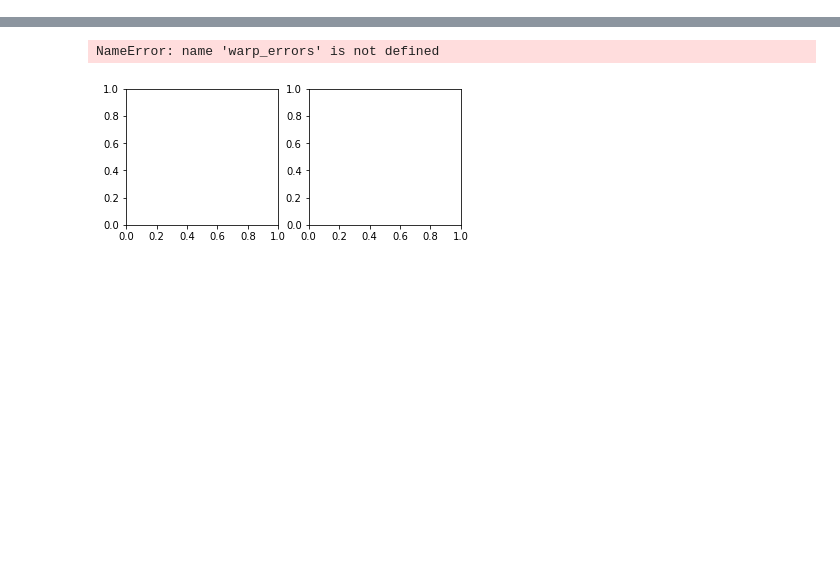
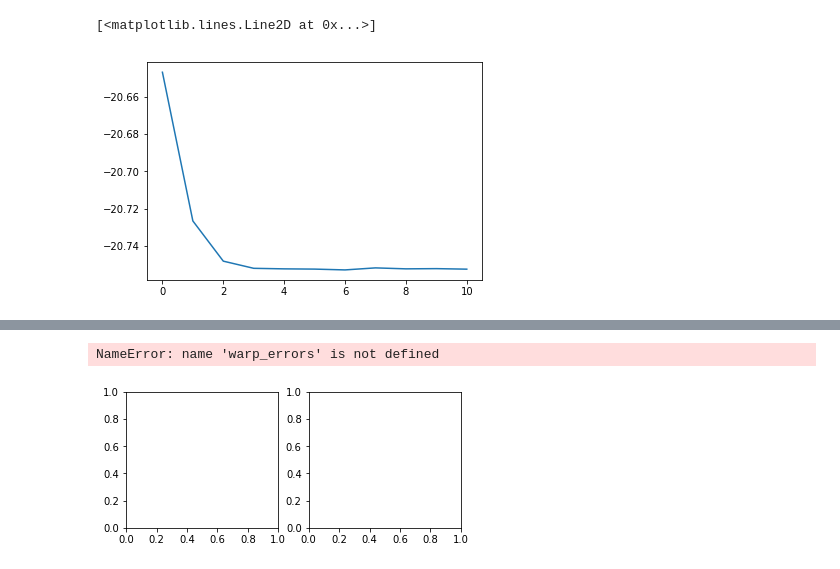
Before and after one commit to ahwillia/affinewarp, a Jupyter notebook: examples/synthetic - poisson.ipynb, the cells around one changed output, grey strips where cells are left out. Cells and saved outputs as stored; diff of their text form; code cells hidden in the pictures; blank space fills up the shorter version.

```diff
--- a/examples/synthetic - poisson.ipynb
+++ b/examples/synthetic - poisson.ipynb
@@ -49,3 +49,11 @@ data_params = {
     'knot_mutation': 0.1,
 }
 data, ground_truth = generate_data(data_params)
+# %%
+model = PiecewiseWarping(n_knots=1, l2_reg_scale=0.0, smoothness_reg_scale=0.0,
+                         warp_reg_scale=0.0, n_restarts=1, loss='poisson')
+model.fit(data, iterations=10)
+plt.plot(model.loss_hist)
+# %% [output]
+[<matplotlib.lines.Line2D at 0x...>]
+[figure, added]
```
Also changed, not shown: parts of 3 cells of this notebook, 1 other file.
